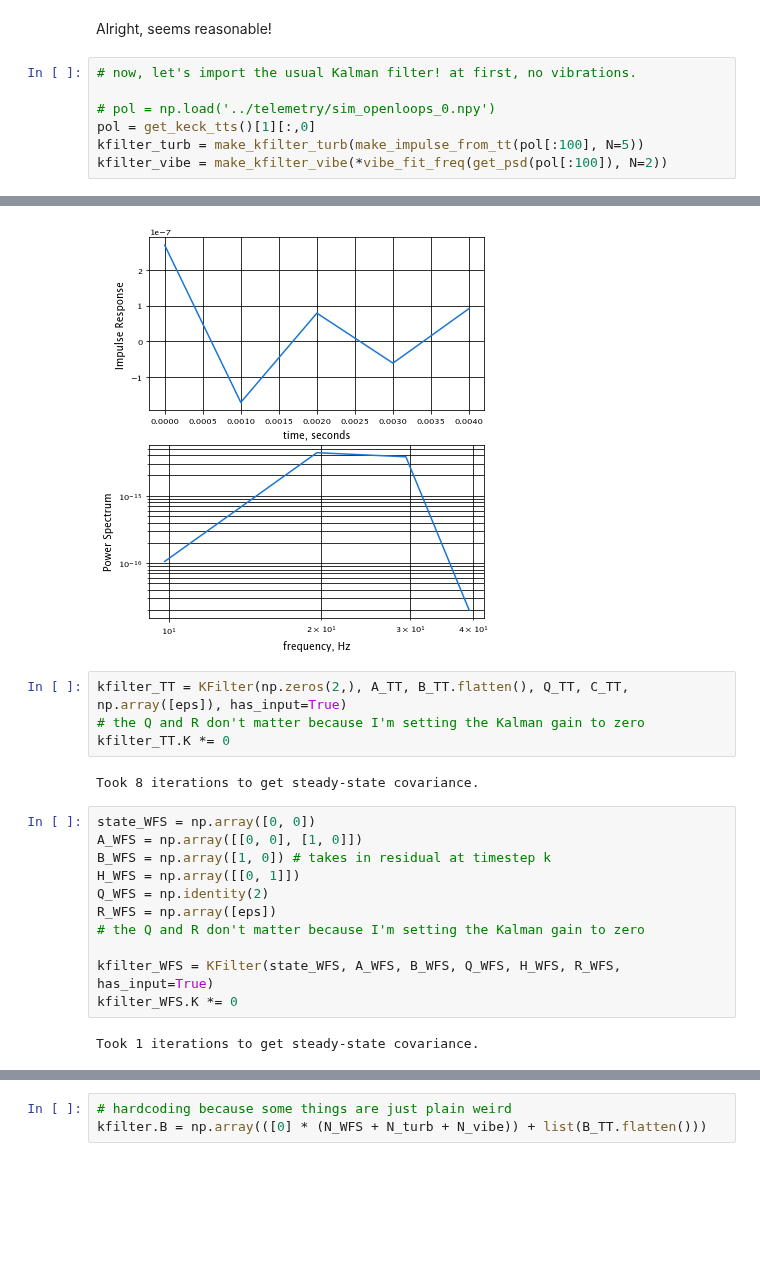
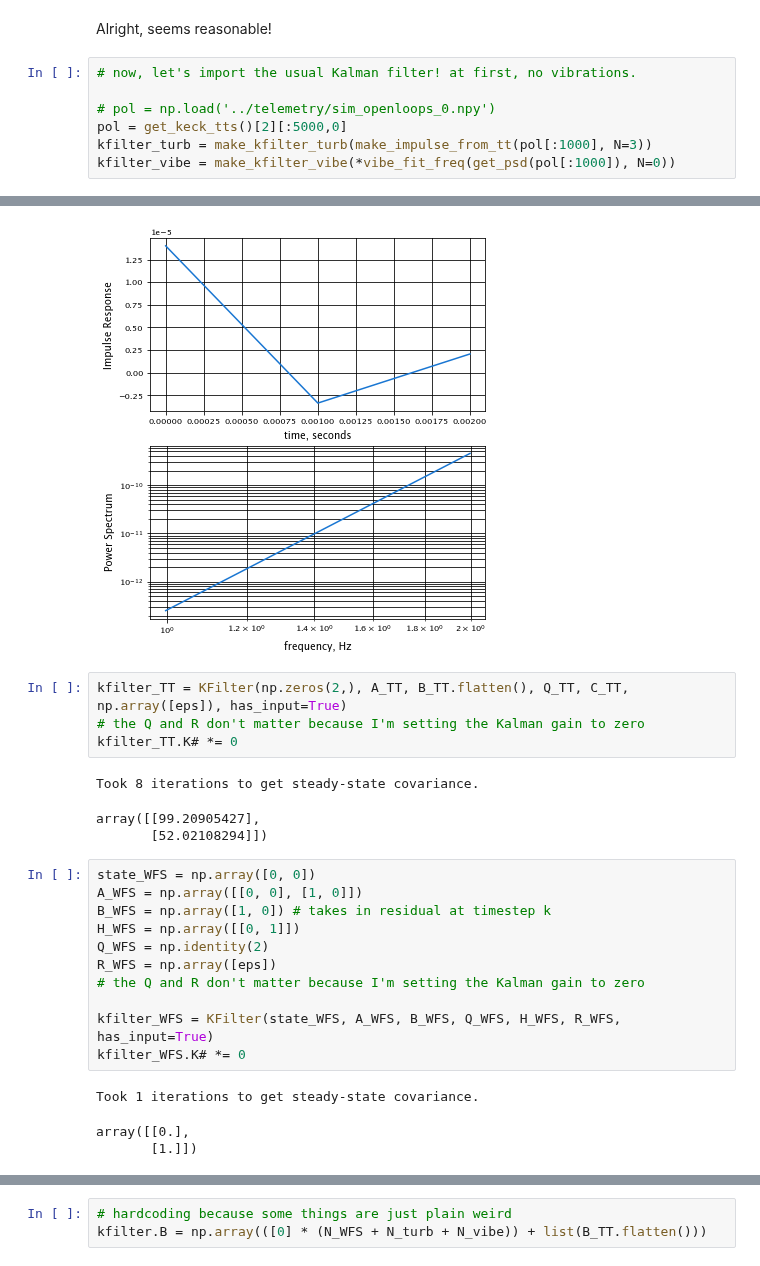
Before and after one commit to aditya-sengupta/tip-tilt-control, a Jupyter notebook: control/dev/mpc.ipynb, the cells around one changed output, grey strips where cells are left out. Drawn from its saved outputs; the diff is of its cells as text; blank space fills up the shorter version.

```diff
--- a/control/dev/mpc.ipynb
+++ b/control/dev/mpc.ipynb
@@ -86,7 +86,7 @@ Alright, seems reasonable!
 # now, let's import the usual Kalman filter! at first, no vibrations.
 
 # pol = np.load('../telemetry/sim_openloops_0.npy')
-pol = get_keck_tts()[1][:,0]
-kfilter_turb = make_kfilter_turb(make_impulse_from_tt(pol[:100], N=5))
-kfilter_vibe = make_kfilter_vibe(*vibe_fit_freq(get_psd(pol[:100]), N=2))
+pol = get_keck_tts()[2][:5000,0]
+kfilter_turb = make_kfilter_turb(make_impulse_from_tt(pol[:1000], N=3))
+kfilter_vibe = make_kfilter_vibe(*vibe_fit_freq(get_psd(pol[:1000]), N=0))
 # %% [output]
@@ -94,11 +94,13 @@ Took 9 iterations to get steady-state covariance.
 Took 0 iterations to get steady-state covariance.
-[figure, old version]
+[figure, new version]
 # %%
 kfilter_TT = KFilter(np.zeros(2,), A_TT, B_TT.flatten(), Q_TT, C_TT, np.array([eps]), has_input=True)
 # the Q and R don't matter because I'm setting the Kalman gain to zero
-kfilter_TT.K *= 0
+kfilter_TT.K# *= 0
 # %% [output]
 Took 8 iterations to get steady-state covariance.
+array([[99.20905427],
+       [52.02108294]])
 # %%
 state_WFS = np.array([0, 0])
 A_WFS = np.array([[0, 0], [1, 0]])
@@ -109,7 +111,9 @@ R_WFS = np.array([eps])
 # the Q and R don't matter because I'm setting the Kalman gain to zero
 
 kfilter_WFS = KFilter(state_WFS, A_WFS, B_WFS, Q_WFS, H_WFS, R_WFS, has_input=True)
-kfilter_WFS.K *= 0
+kfilter_WFS.K# *= 0
 # %% [output]
 Took 1 iterations to get steady-state covariance.
+array([[0.],
+       [1.]])
 # %%
```
Also changed, not shown: parts of 18 cells of this notebook, 1 other file.
